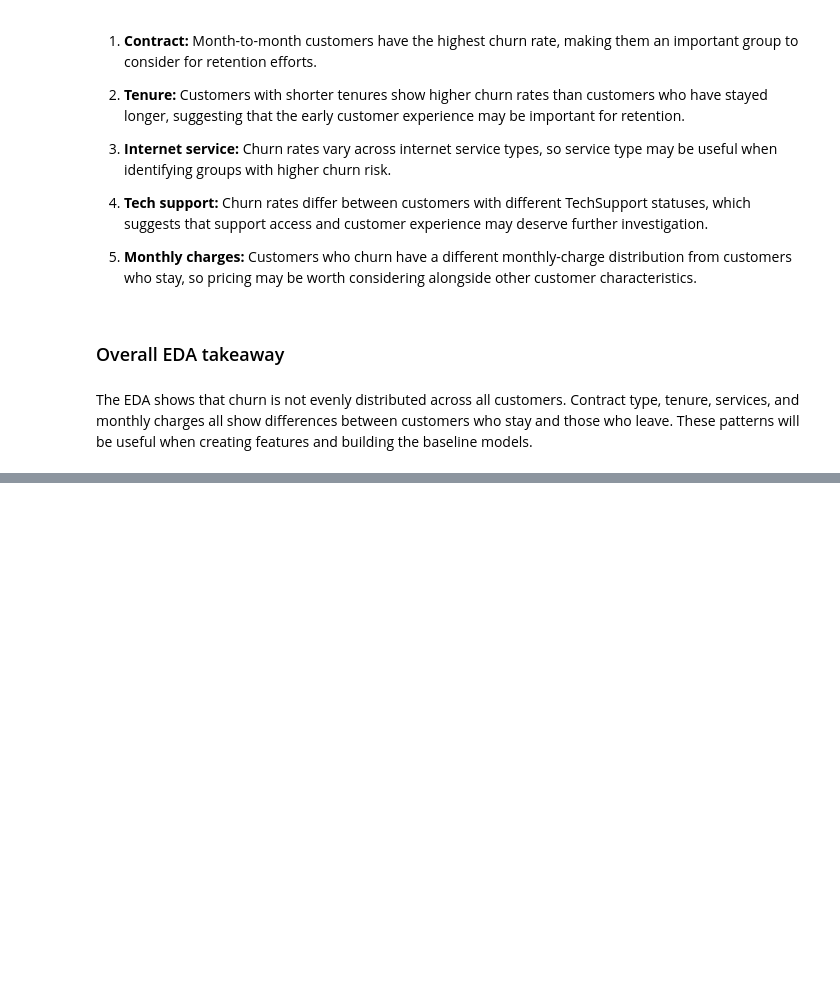
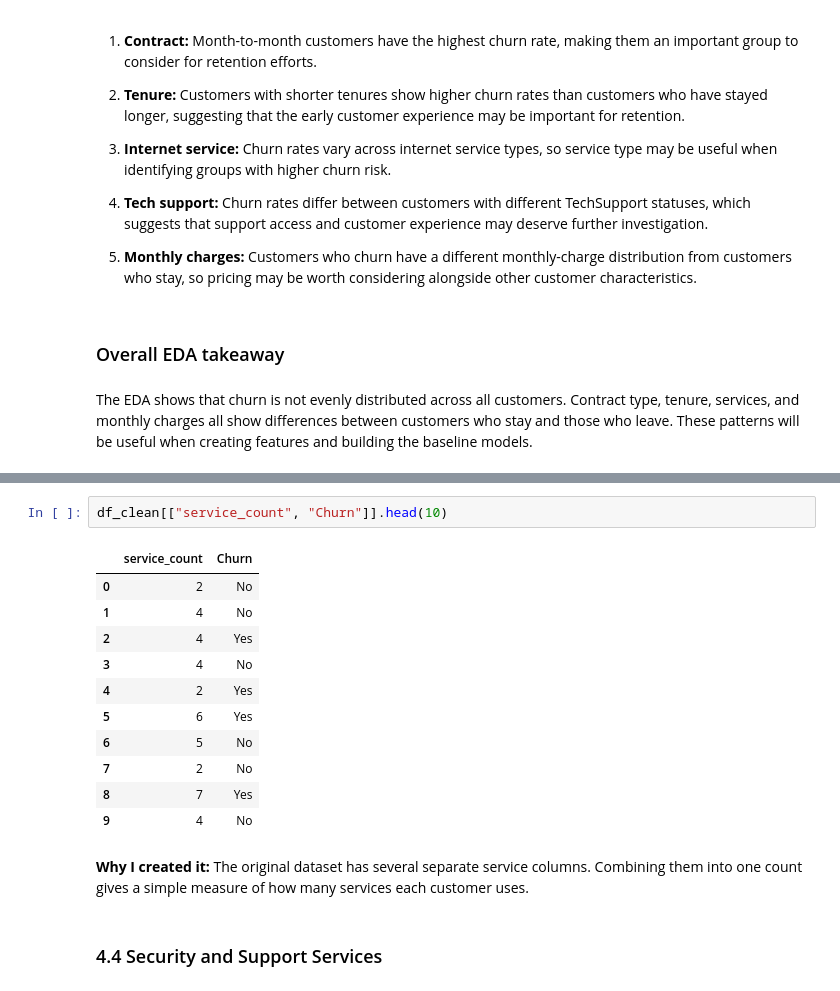
Before and after one commit to francisparwez/telco-customer-churn, a Jupyter notebook: Telco_Churn.ipynb, the cells around one changed output, grey strips where cells are left out. Drawn from its saved outputs; the diff is of its cells as text; blank space fills up the shorter version.

```diff
--- a/Telco_Churn.ipynb
+++ b/Telco_Churn.ipynb
@@ -779,0 +867,18 @@ The EDA shows that churn is not evenly distributed across all customers. Contrac
+# %%
+df_clean[["service_count", "Churn"]].head(10)
+# %% [output]
+|  | service_count | Churn |
+| 0 | 2 | No |
+| 1 | 4 | No |
+| 2 | 4 | Yes |
+| 3 | 4 | No |
+| 4 | 2 | Yes |
+| 5 | 6 | Yes |
+| 6 | 5 | No |
+| 7 | 2 | No |
+| 8 | 7 | Yes |
+| 9 | 4 | No |
+# %% [markdown]
+**Why I created it:** The original dataset has several separate service columns. Combining them into one count gives a simple measure of how many services each customer uses.
+# %% [markdown]
+### 4.4 Security and Support Services
```
Also changed, not shown: parts of 36 cells of this notebook, 2 other files.
